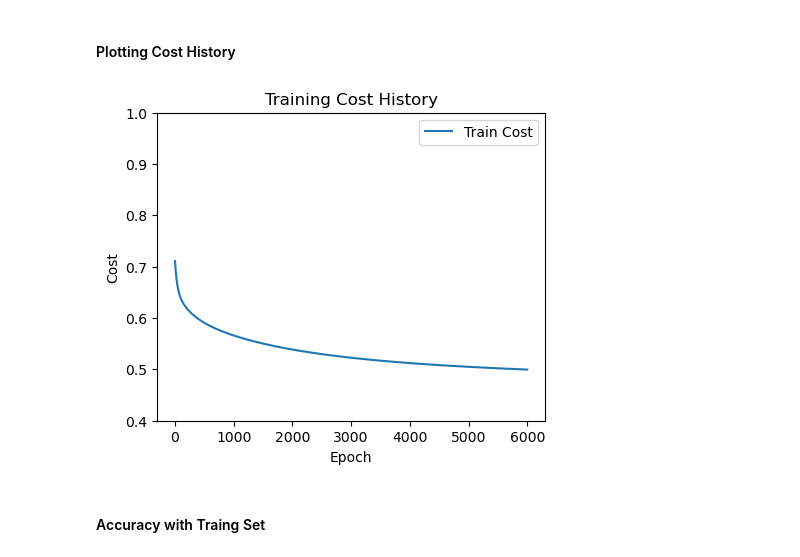
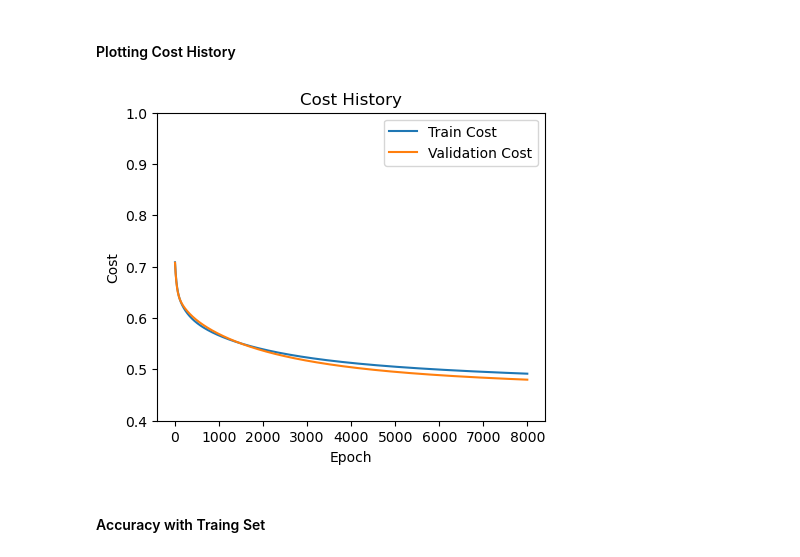
Before and after one commit to jaogle04/cs325, a Jupyter notebook: HW1/titanic_survivor_pred.ipynb, the cells around one changed output. Saved outputs shown, nothing was run; the diff lists cells and outputs as text; code cells hidden in the pictures.

Commit message:
added validation cost history to cost history plot

```diff
--- a/HW1/titanic_survivor_pred.ipynb
+++ b/HW1/titanic_survivor_pred.ipynb
@@ -232,17 +232,24 @@ def train(X, y, lr, n_epochs, reg_lambda=0.0, X_val=None, y_val=None):
   #       4.) update parameters
   features = X.shape[1]
   w, b = initialize_params(features, seed=42)
-  cost_history = []
+  train_cost_history = []
+  valid_cost_history = []
 
   for epoch in range(n_epochs):
     y_hat, z = forward(X, w, b)
     cost = compute_cost(y, y_hat, w)
-    cost_history.append(cost)
+    train_cost_history.append(cost)
+
+    if X_val is not None and y_val is not None:
+      y_hat_val, z_val = forward(X_val, w, b)
+      cost_val = compute_cost(y_val, y_hat_val, w)
+      valid_cost_history.append(cost_val)
+
     dw, db = compute_gradients(X, y, y_hat, w, reg_lambda)
     w, b = update_params(w, b, dw, db, lr)
 
   #   II. Returns the trained parameters 'w' and 'b' and history of the cost for training and validation sets
-  return w, b, cost_history
+  return w, b, train_cost_history, valid_cost_history
 
 
 # will be used for testing accuracy of models
@@ -255,22 +262,23 @@ def predict_proba(X, w, b):
 #### Training Model with Self-Made Functions
 # %%
 learning_rate = 0.007
-n_epochs = 6000
-valid_params, bias, cost_history = train(X_train, y_train, learning_rate, n_epochs, reg_lambda=0.0, X_val=None, y_val=None)
+n_epochs = 8000
+valid_params, bias, train_cost, val_cost= train(X_train, y_train, learning_rate, n_epochs, reg_lambda=0.0, X_val=X_val, y_val=y_val)
 # %% [markdown]
 #### Plotting Cost History
 # %%
 plt.figure(figsize=(5, 4))
-plt.plot(range(n_epochs), cost_history, linewidth=1.5, label='Train Cost')
+plt.plot(range(n_epochs), train_cost, linewidth=1.5, label='Train Cost')
+plt.plot(range(n_epochs), val_cost, linewidth=1.5, label='Validation Cost')
 plt.xlabel('Epoch')
 plt.ylabel('Cost')
 plt.ylim(0.4, 1)
-plt.title('Training Cost History')
+plt.title('Cost History')
 plt.legend()
 plt.savefig('cost_history.png')
 plt.show()
 # %% [output]
-[figure, old version]
+[figure, new version]
 # %% [markdown]
 #### Accuracy with Traing Set
 # %%
```
Also changed, not shown: parts of 1 cell of this notebook.
